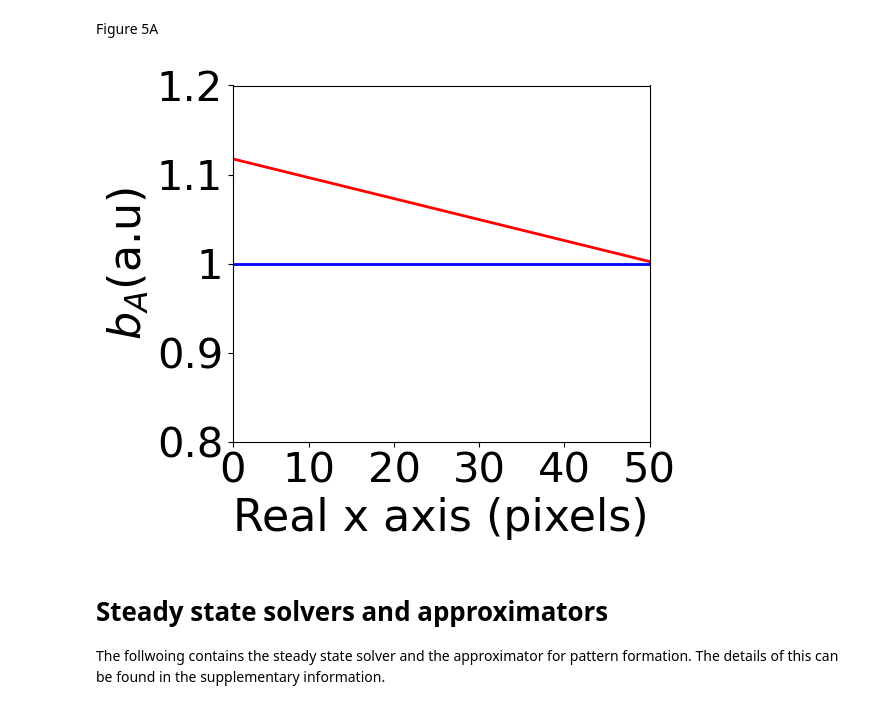
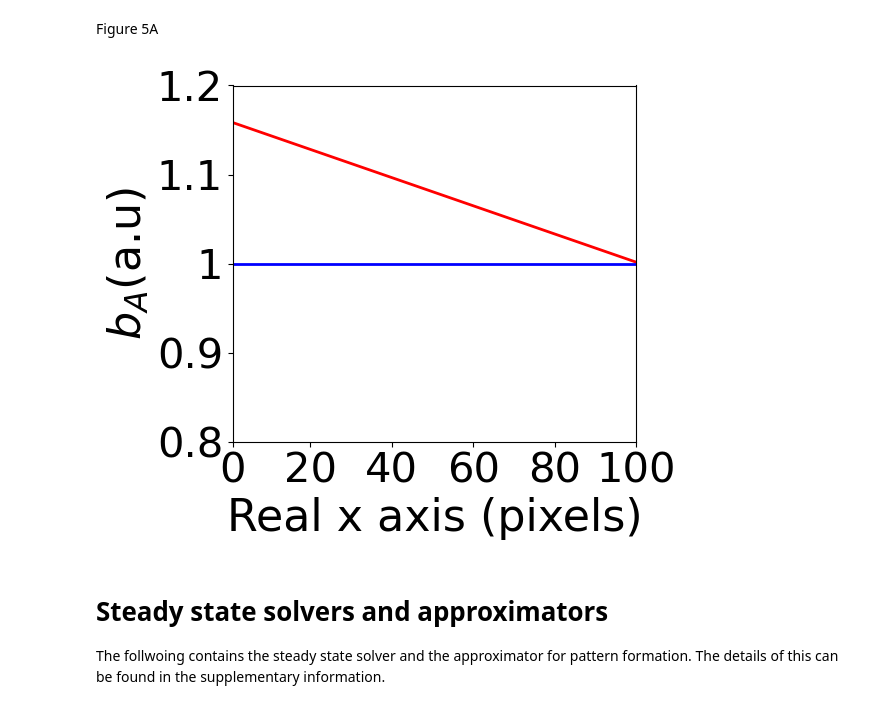
Before and after one commit to Endres-group/Limit-cycle-Turing-patterns, a Jupyter notebook: Figure_5.ipynb, the cells around one changed output. Drawn from its saved outputs; the diff is of its cells as text; code cells hidden in the pictures.

```diff
--- a/Figure_5.ipynb
+++ b/Figure_5.ipynb
@@ -18,35 +19,35 @@ import pickle
 Figure 5A
 # %%
 plt.figure(figsize=(6,5))
-xvals = np.linspace(1,51,50)
-width, height = 50, 50
-C0 = 0.12
-x = ((np.arange(width))/50)[::-1]
+xvals = np.linspace(1,101,100)
+width, height = 100, 100
+C0 = 0.16
+x = ((np.arange(width))/100)[::-1]
 gradient_1D = C0 *x  +1
 gradient_2D = np.tile(gradient_1D, (height, 1))
 plt.plot(xvals,gradient_1D , color = 'red', linewidth = 2)
-width, height = 50, 50
+width, height = 100, 100
 C0 = 0.00
-x = ((np.arange(width))/50)[::-1]
+x = ((np.arange(width))/100)[::-1]
 gradient_1D = C0 *x  +1
 gradient_2D = np.tile(gradient_1D, (height, 1))
 plt.plot(xvals, gradient_1D, color = 'blue', linewidth = 2)
 plt.xlabel('Real x axis (pixels)', fontsize = 32)
 plt.ylabel(r'$b_A$(a.u)', fontsize =32)
 
-plt.xlim(1,50)
+plt.xlim(1,100)
 plt.xticks(
-    ticks=[1,10,20,30,40,50],   # positions
-    labels=[0, 10,20,30,40, 50],         # your desired labels
+    ticks=[1,20,40,60,80,100],   # positions
+    labels=[0,20,40,60,80,100],         # your desired labels
     fontsize=30
 )
 plt.yticks(ticks=[0.8,0.9,1,1.1,1.2],labels=[0.8,0.9,1,1.1,1.2],fontsize=30)
 plt.ylim(0.80,1.2)
 plt.tight_layout()
-plt.savefig("Images_for_paper/fig5_setup.png")
+plt.savefig("fig5_setup.png")
 plt.show()
 # %% [output]
-[figure, old version]
+[figure, new version]
 # %% [markdown]
 # Steady state solvers and approximators
 The follwoing contains the steady state solver and the approximator for pattern formation. The details of this can be found in the supplementary information.
```
Also changed, not shown: parts of 21 cells of this notebook, 3 other files.
